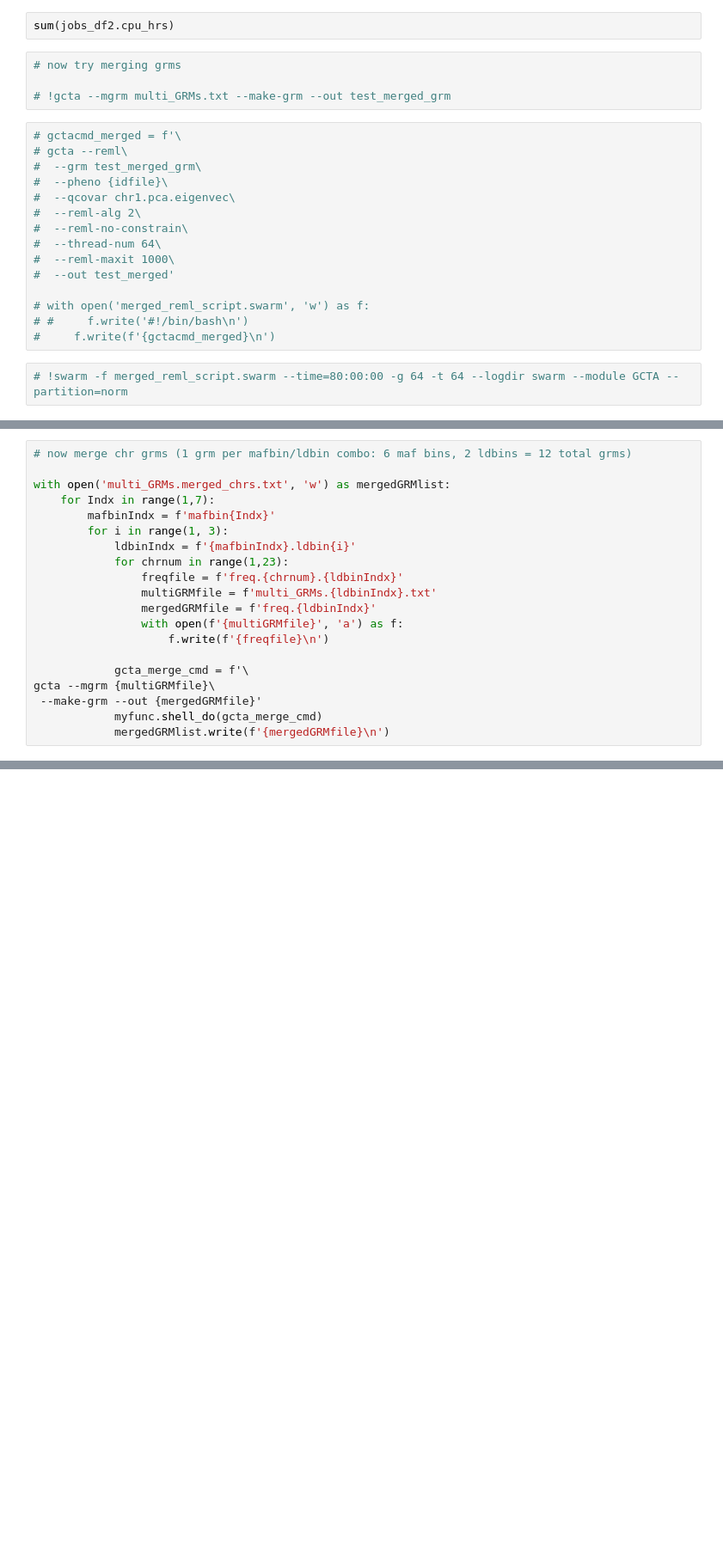
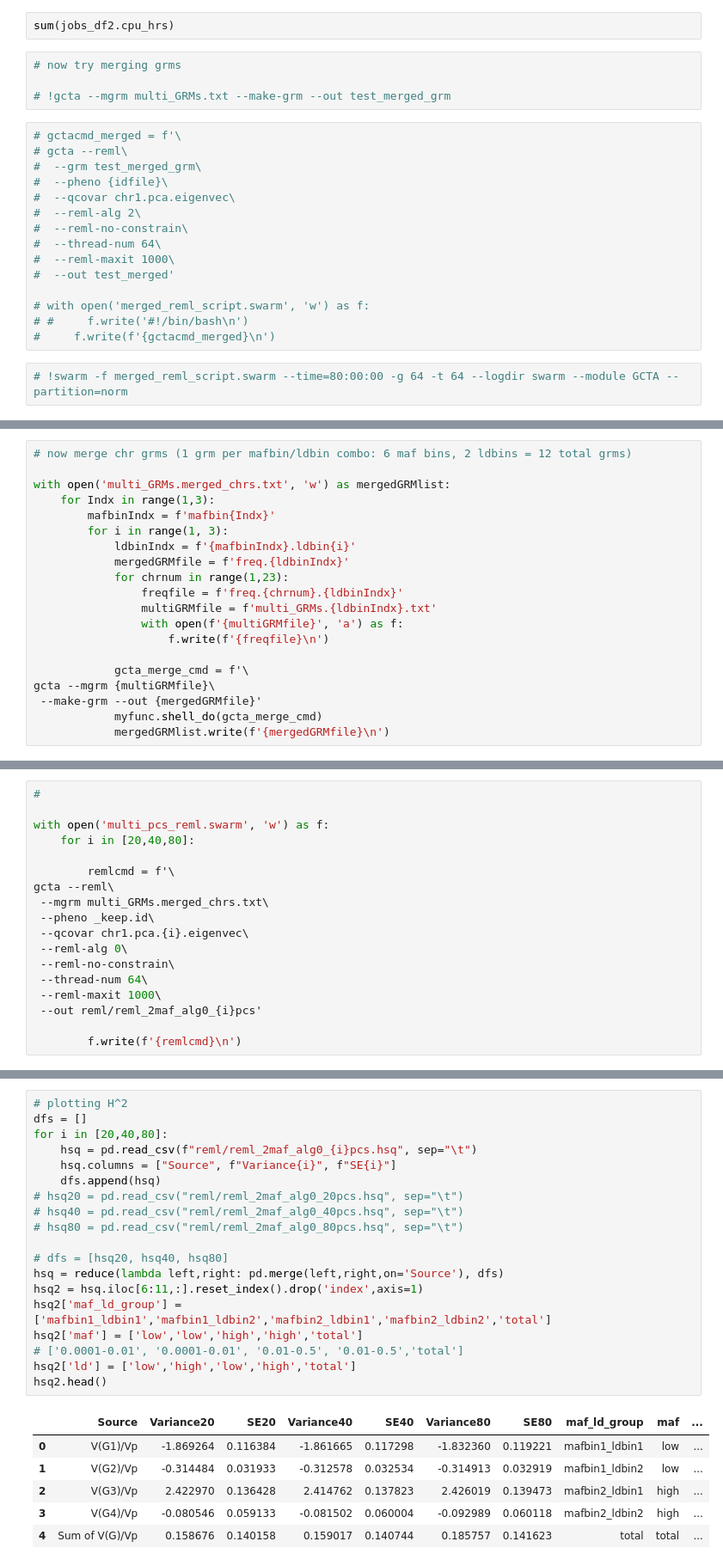
Before and after one commit to dvitale199/rare_variants, a Jupyter notebook: rare_variant_analysis.ipynb, the cells around one changed output, grey strips where cells are left out. Shown at 86% size. Saved outputs shown, nothing was run; the diff lists cells and outputs as text; blank space fills up the shorter version.

```diff
--- a/rare_variant_analysis.ipynb
+++ b/rare_variant_analysis.ipynb
@@ -406,14 +402,14 @@ keep_ids[2].value_counts()
 # now merge chr grms (1 grm per mafbin/ldbin combo: 6 maf bins, 2 ldbins = 12 total grms)
 
 with open('multi_GRMs.merged_chrs.txt', 'w') as mergedGRMlist:
-    for Indx in range(1,7):
+    for Indx in range(1,3):
         mafbinIndx = f'mafbin{Indx}'
         for i in range(1, 3):
             ldbinIndx = f'{mafbinIndx}.ldbin{i}'
+            mergedGRMfile = f'freq.{ldbinIndx}'
             for chrnum in range(1,23):
                 freqfile = f'freq.{chrnum}.{ldbinIndx}'
                 multiGRMfile = f'multi_GRMs.{ldbinIndx}.txt'
-                mergedGRMfile = f'freq.{ldbinIndx}'
                 with open(f'{multiGRMfile}', 'a') as f:
                     f.write(f'{freqfile}\n')
 
@@ -454,0 +495,18 @@ with open('_reml_script.swarm', 'w') as f:
+# %%
+#
+
+with open('multi_pcs_reml.swarm', 'w') as f:
+    for i in [20,40,80]:
+
+        remlcmd = f'\
+gcta --reml\
+ --mgrm multi_GRMs.merged_chrs.txt\
+ --pheno _keep.id\
+ --qcovar chr1.pca.{i}.eigenvec\
+ --reml-alg 0\
+ --reml-no-constrain\
+ --thread-num 64\
+ --reml-maxit 1000\
+ --out reml/reml_2maf_alg0_{i}pcs'
+
+        f.write(f'{remlcmd}\n')
@@ -454,0 +517,26 @@ with open('_reml_script.swarm', 'w') as f:
+# %%
+# plotting H^2
+dfs = []
+for i in [20,40,80]:
+    hsq = pd.read_csv(f"reml/reml_2maf_alg0_{i}pcs.hsq", sep="\t")
+    hsq.columns = ["Source", f"Variance{i}", f"SE{i}"]
+    dfs.append(hsq)
+# hsq20 = pd.read_csv("reml/reml_2maf_alg0_20pcs.hsq", sep="\t")
+# hsq40 = pd.read_csv("reml/reml_2maf_alg0_40pcs.hsq", sep="\t")
+# hsq80 = pd.read_csv("reml/reml_2maf_alg0_80pcs.hsq", sep="\t")
+
+# dfs = [hsq20, hsq40, hsq80]
+hsq = reduce(lambda left,right: pd.merge(left,right,on='Source'), dfs)
+hsq2 = hsq.iloc[6:11,:].reset_index().drop('index',axis=1)
+hsq2['maf_ld_group'] = ['mafbin1_ldbin1','mafbin1_ldbin2','mafbin2_ldbin1','mafbin2_ldbin2','total']
+hsq2['maf'] = ['low','low','high','high','total']
+# ['0.0001-0.01', '0.0001-0.01', '0.01-0.5', '0.01-0.5','total']
+hsq2['ld'] = ['low','high','low','high','total']
+hsq2.head()
+# %% [output]
+|  | Source | Variance20 | SE20 | Variance40 | SE40 | Variance80 | SE80 | maf_ld_group | maf | ... |
+| 0 | V(G1)/Vp | -1.869264 | 0.116384 | -1.861665 | 0.117298 | -1.832360 | 0.119221 | mafbin1_ldbin1 | low | ... |
+| 1 | V(G2)/Vp | -0.314484 | 0.031933 | -0.312578 | 0.032534 | -0.314913 | 0.032919 | mafbin1_ldbin2 | low | ... |
+| 2 | V(G3)/Vp | 2.422970 | 0.136428 | 2.414762 | 0.137823 | 2.426019 | 0.139473 | mafbin2_ldbin1 | high | ... |
+| 3 | V(G4)/Vp | -0.080546 | 0.059133 | -0.081502 | 0.060004 | -0.092989 | 0.060118 | mafbin2_ldbin2 | high | ... |
+| 4 | Sum of V(G)/Vp | 0.158676 | 0.140158 | 0.159017 | 0.140744 | 0.185757 | 0.141623 | total | total | ... |
```
Also changed, not shown: parts of 68 cells of this notebook.
